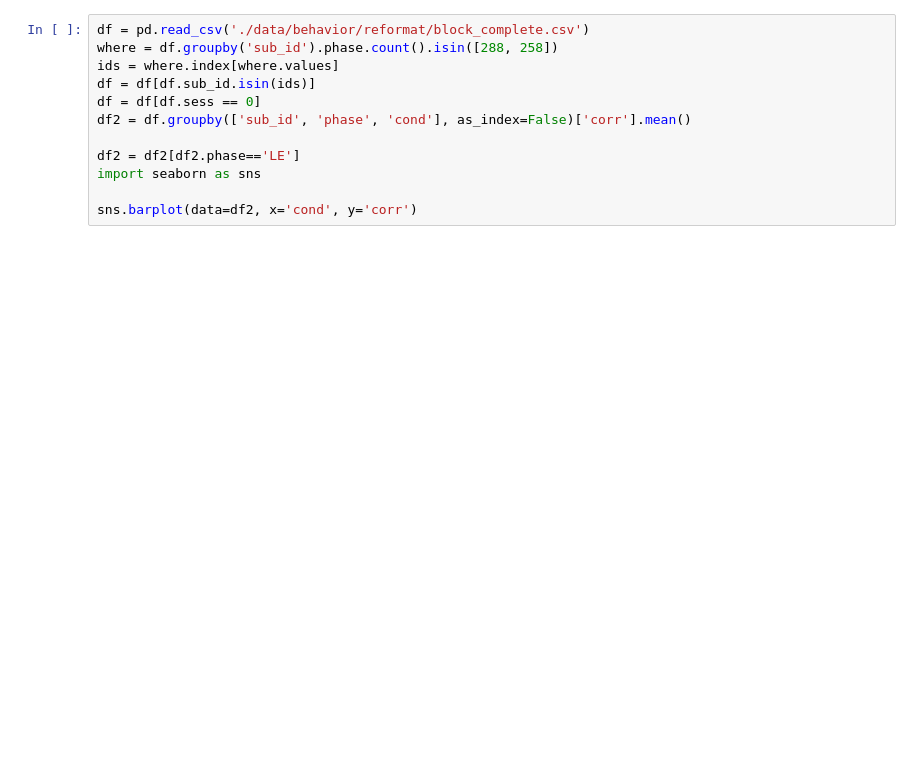
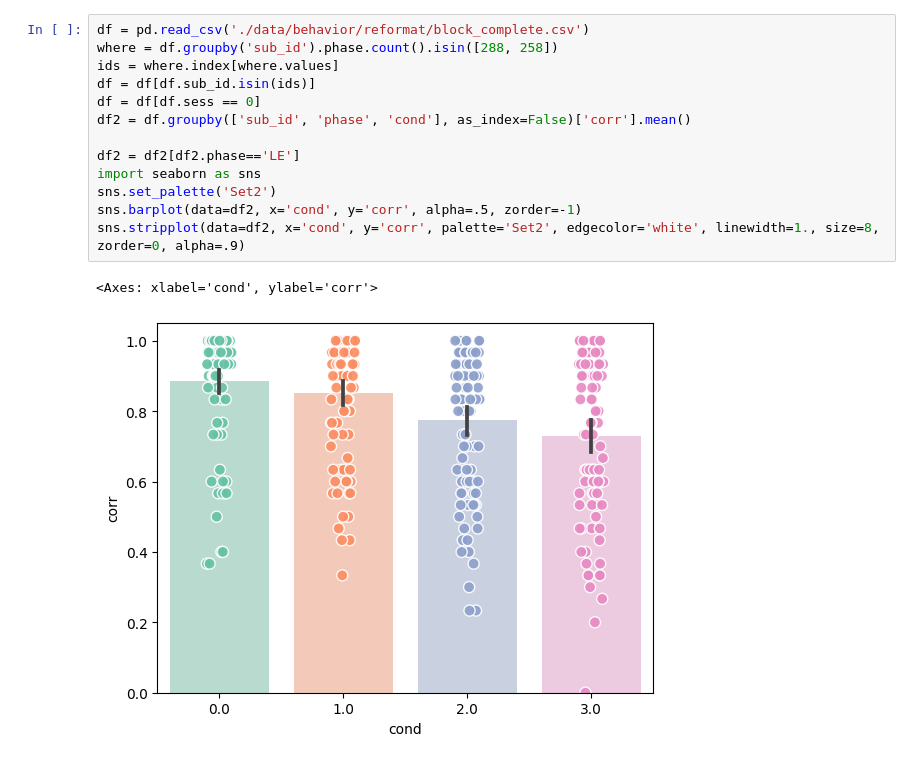
Before and after one commit to bsgarcia/RetrieveAndCompareAnalysis, a Jupyter notebook: reformat.ipynb, the cells around one changed output. Cells and saved outputs as stored; diff of their text form; blank space fills up the shorter version.

```diff
--- a/reformat.ipynb
+++ b/reformat.ipynb
@@ -105,12 +126,16 @@ for f in filenames:
 # %%
 df = pd.read_csv('./data/behavior/reformat/block_complete.csv')
 where = df.groupby('sub_id').phase.count().isin([288, 258])
 ids = where.index[where.values]
 df = df[df.sub_id.isin(ids)]
 df = df[df.sess == 0]
 df2 = df.groupby(['sub_id', 'phase', 'cond'], as_index=False)['corr'].mean()
 
 df2 = df2[df2.phase=='LE']
 import seaborn as sns
-
-sns.barplot(data=df2, x='cond', y='corr')
+sns.set_palette('Set2')
+sns.barplot(data=df2, x='cond', y='corr', alpha=.5, zorder=-1)
+sns.stripplot(data=df2, x='cond', y='corr', palette='Set2', edgecolor='white', linewidth=1., size=8, zorder=0, alpha=.9)
+# %% [output]
+<Axes: xlabel='cond', ylabel='corr'>
+[figure, added]
```
Also changed, not shown: parts of 1 cell of this notebook, 22 other files.
